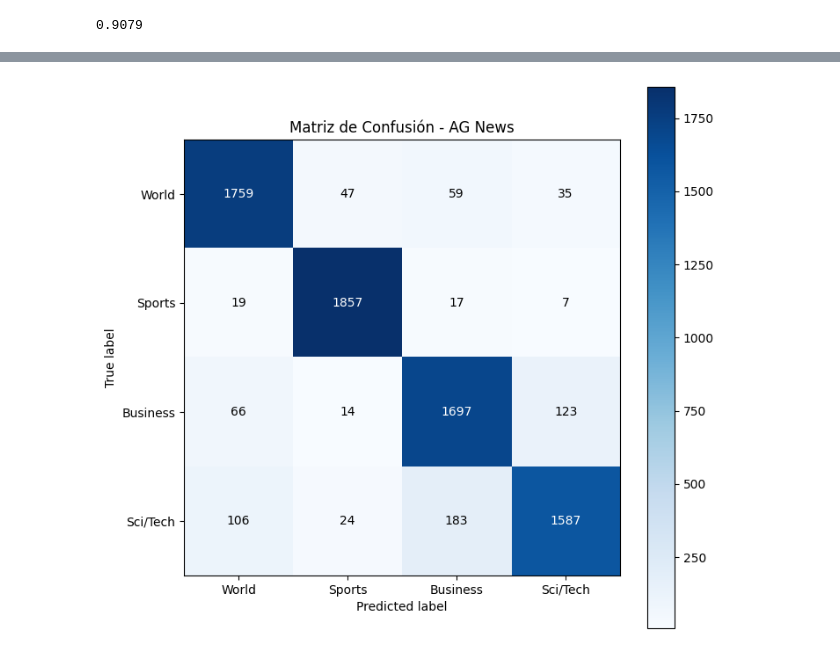
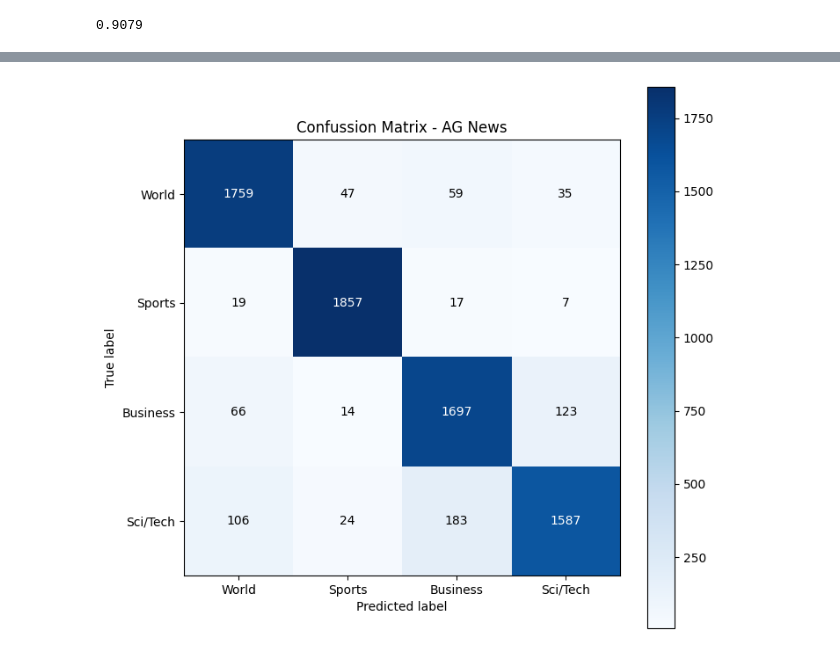
Before and after one commit to sebas7532silva/advanced_ml_methods, a Jupyter notebook: Activity_3/b/A3b_DL_TC5033_JM2026_text_classifier_updated_2.ipynb, the cells around one changed output, grey strips where cells are left out. Saved outputs shown, nothing was run; the diff lists cells and outputs as text; code cells hidden in the pictures.

```diff
--- a/Activity_3/b/A3b_DL_TC5033_JM2026_text_classifier_updated_2.ipynb
+++ b/Activity_3/b/A3b_DL_TC5033_JM2026_text_classifier_updated_2.ipynb
@@ -404,32 +404,32 @@ World           | World           | israeli army set to unveil stink bomb jerusa
 import matplotlib.pyplot as plt
 import scikitplot as skplot
 
 def plot_confusion_matrix(model, loader):
     model.eval()
     y_true = []
     y_pred = []
 
     device = torch.device('cuda' if torch.cuda.is_available() else 'cpu')
 
     with torch.no_grad():
         for x, y in loader:
             x = x.to(device)
             # Save real labels.
             y_true.extend(y.numpy())
 
             # Get model predictions
             logits = model(x)
             _, preds = torch.max(logits, dim=1)
             y_pred.extend(preds.cpu().numpy())
 
-    skplot.metrics.plot_confusion_matrix(y_true, y_pred, figsize=(8,8), title="Matriz de Confusión - AG News")
+    skplot.metrics.plot_confusion_matrix(y_true, y_pred, figsize=(8,8), title="Confussion Matrix - AG News")
 
     # Adjusting names
     tick_marks = range(len(labels))
     plt.xticks(tick_marks, labels)
     plt.yticks(tick_marks, labels)
     plt.show()
 
 plot_confusion_matrix(rnn_model, test_loader)
 # %% [output]
-[figure, old version]
+[figure, new version]
```
Also changed, not shown: parts of 3 cells of this notebook.
